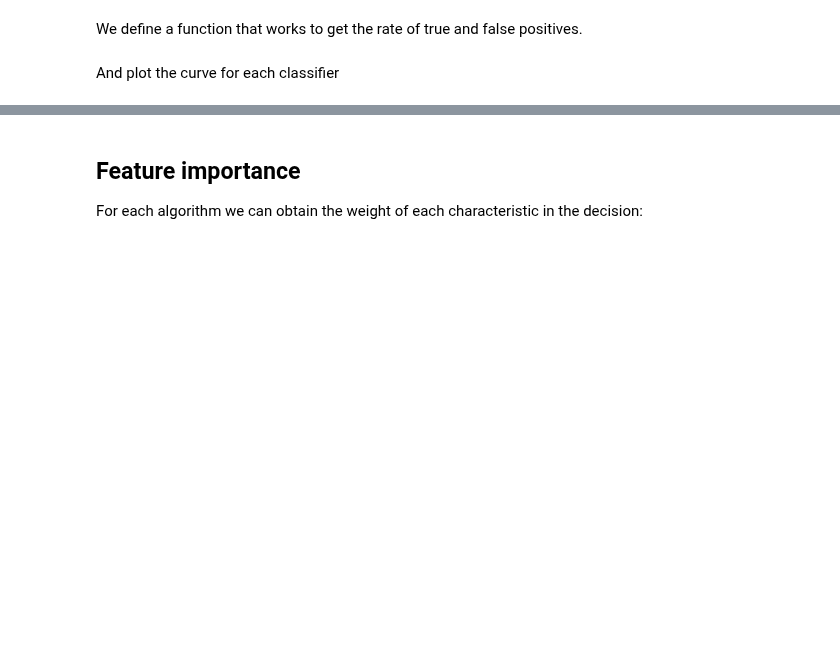
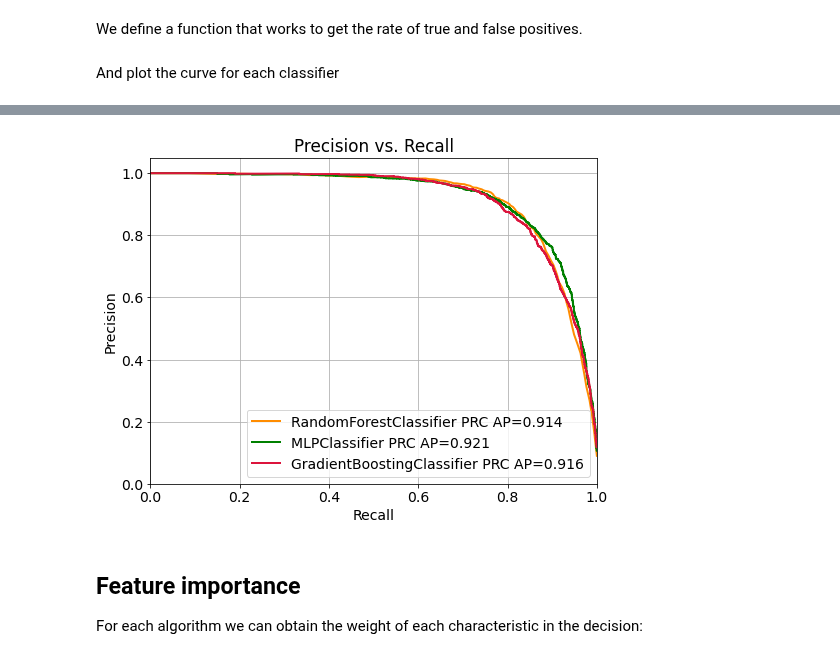
Before and after one commit to marianaiv/benchtools, a Jupyter notebook: notebooks/4.0-comparison-supervised-algorithms.ipynb, the cells around one changed output, grey strips where cells are left out. Drawn from its saved outputs; the diff is of its cells as text; code cells hidden in the pictures; blank space fills up the shorter version.

```diff
--- a/notebooks/4.0-comparison-supervised-algorithms.ipynb
+++ b/notebooks/4.0-comparison-supervised-algorithms.ipynb
@@ -411,3 +416,13 @@ plt.show()
+# %%
+from benchtools.src.metrictools import precision_recall_plot
+names=[rf_name, mlp_name, gb_name]
+probs=[rf_prediction_proba, mlp_prediction_proba, gb_prediction_proba]
+colors=['darkorange', 'green', 'crimson']
+
+precision_recall_plot(names=names, label=y_test, probs=probs, colors=colors)
+plt.show()
+# %% [output]
+[figure, added]
 # %% [markdown]
 ## Feature importance
 For each algorithm we can obtain the weight of each characteristic in the decision:
```
Also changed, not shown: parts of 22 cells of this notebook.
